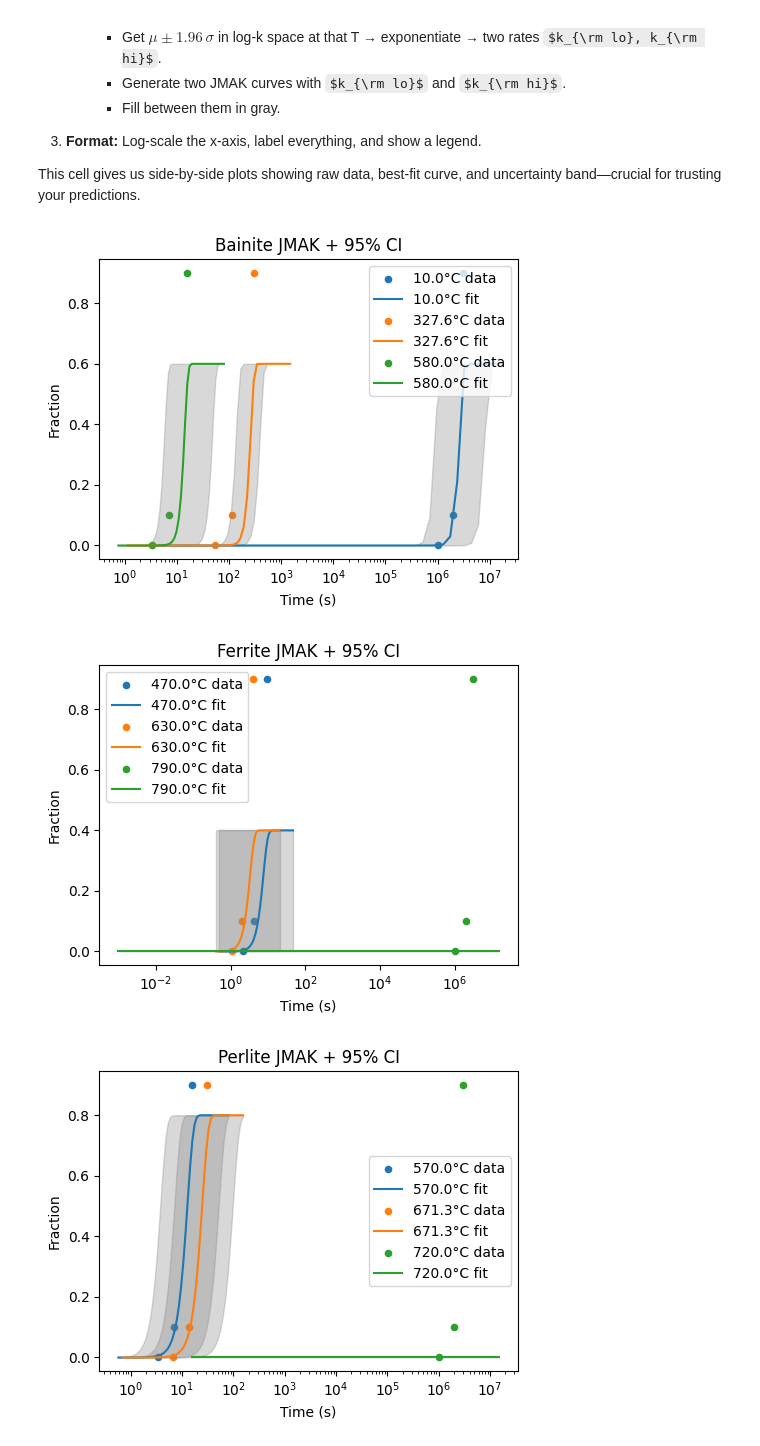
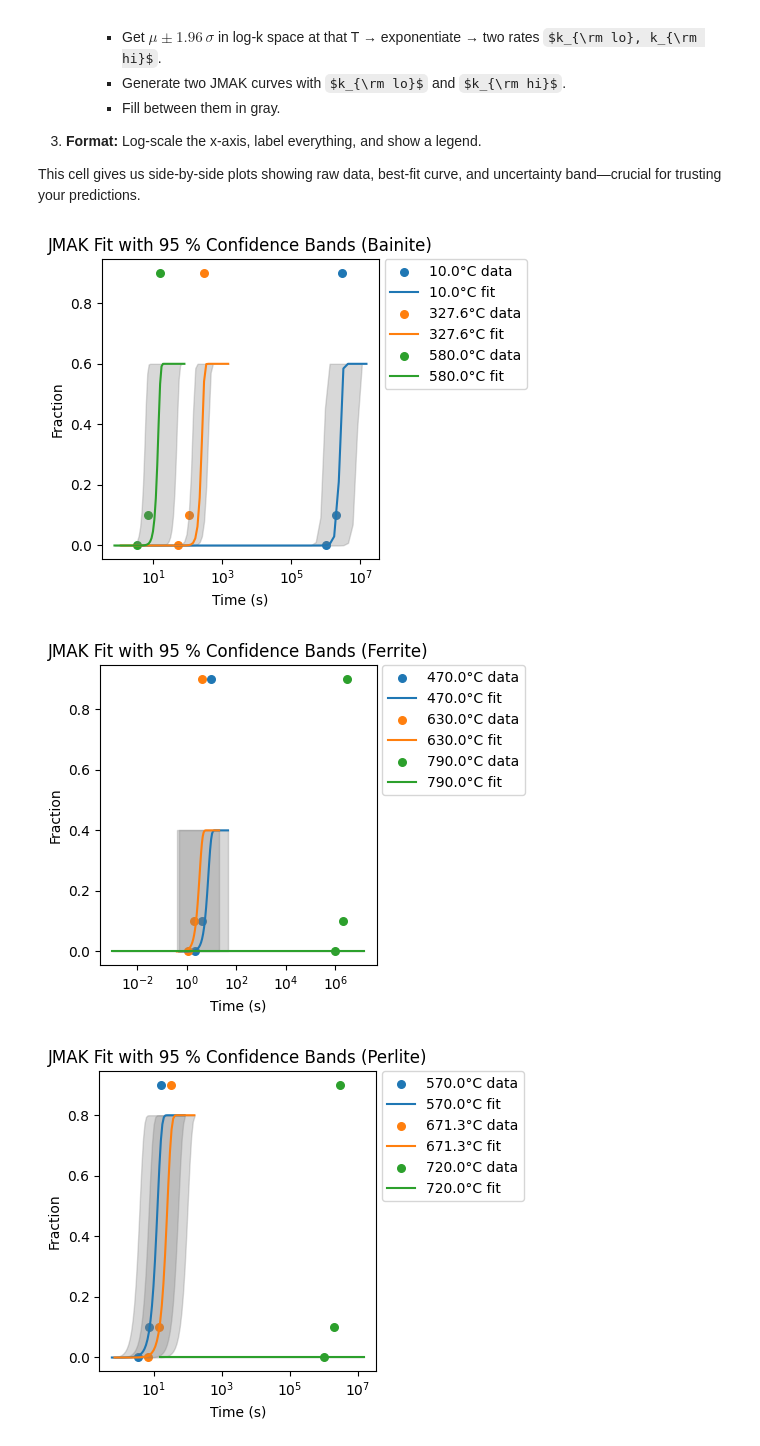
Before and after one commit to Akash-D-wivedi/phase-transformation-jmak, a Jupyter notebook: notebooks/analysis.ipynb, the cells around one changed output. Saved outputs shown, nothing was run; the diff lists cells and outputs as text; code cells hidden in the pictures; some formulas as TeX source.

```diff
--- a/notebooks/analysis.ipynb
+++ b/notebooks/analysis.ipynb
@@ -305,34 +305,52 @@ This cell gives us side-by-side plots showing raw data, best‐fit curve, and un
 # %%
 for phase, info in results.items():
     n_fit = info["n"]
     kdict = info["k_T"]
-    # retrain GP for CI
-    Tarr = np.array(list(kdict)).reshape(-1,1)
+
+    # Retrain GP for CI
+    Tarr = np.array(list(kdict.keys())).reshape(-1,1)
     logk = np.log(list(kdict.values()))
-    gp   = GaussianProcessRegressor(C(1.0)*RBF(GP_LSCALE), alpha=0.05, normalize_y=True).fit(Tarr,logk)
+    gp   = GaussianProcessRegressor(C(1.0)*RBF(GP_LSCALE), alpha=0.05, normalize_y=True)
+    gp.fit(Tarr, logk)
 
-    fig, ax = plt.subplots(figsize=(5,4))
+    fig, ax = plt.subplots(figsize=(6,4))
     df_o = tidy[tidy.phase==phase]
     df_s = syn_df[syn_df.phase==phase]
-    Ts   = sorted(df_o["t_c"].unique())
-    picks=[Ts[0],Ts[len(Ts)//2],Ts[-1]]
+
+    Ts = sorted(df_o["t_c"].unique())
+    picks = [Ts[0], Ts[len(Ts)//2], Ts[-1]]
+
     for T in picks:
-        pts = df_o[df_o.t_c==T]
+        pts   = df_o[df_o.t_c==T]
         curve = df_s[df_s.T_C==T]
-        ax.scatter(pts.time_s, pts.fraction, s=20, label=f"{T}°C data")
-        ax.plot(curve.time_s, curve.fraction, label=f"{T}°C fit")
-        ym = ymax[(phase,T)]
-        mu,sig = gp.predict([[T]],return_std=True)
-        kh = np.exp(mu+1.96*sig)[0]; kl=np.exp(mu-1.96*sig)[0]
-        f_hi = ym*(1-np.exp(-(kh*curve.time_s)**n_fit))
-        f_lo = ym*(1-np.exp(-(kl*curve.time_s)**n_fit))
+
+        ax.scatter(pts.time_s, pts.fraction, s=30, label=f"{T:.1f}°C data")
+        ax.plot(curve.time_s, curve.fraction,    label=f"{T:.1f}°C fit")
+
+        ym = ymax[(phase, T)]
+        mu, sig = gp.predict([[T]], return_std=True)
+        kh = np.exp(mu + 1.96*sig)[0]
+        kl = np.exp(mu - 1.96*sig)[0]
+
+        f_hi = ym*(1 - np.exp(-(kh*curve.time_s)**n_fit))
+        f_lo = ym*(1 - np.exp(-(kl*curve.time_s)**n_fit))
         ax.fill_between(curve.time_s, f_lo, f_hi, color="gray", alpha=0.3)
+
     ax.set_xscale("log")
-    ax.set_xlabel("Time (s)"); ax.set_ylabel("Fraction")
-    ax.set_title(f"{phase.capitalize()} JMAK + 95% CI")
-    ax.legend()
-    plt.tight_layout(); plt.show()
+    ax.set_xlabel("Time (s)")
+    ax.set_ylabel("Fraction")
+
+    # New title per phase
+    title = f"JMAK Fit with 95 % Confidence Bands ({phase.capitalize()})"
+    ax.set_title(title)
+
+    # Legend outside to the right
+    ax.legend(loc="upper left", bbox_to_anchor=(1.02, 1), borderaxespad=0)
+
+    # Tighten layout to make room for legend
+    plt.tight_layout(rect=(0,0,0.85,1))
+    plt.show()
 # %% [output]
-[figure, old version]
+[figure, new version]
-[figure, old version]
+[figure, new version]
-[figure, old version]
+[figure, new version]
```
Also changed, not shown: parts of 1 cell of this notebook.
